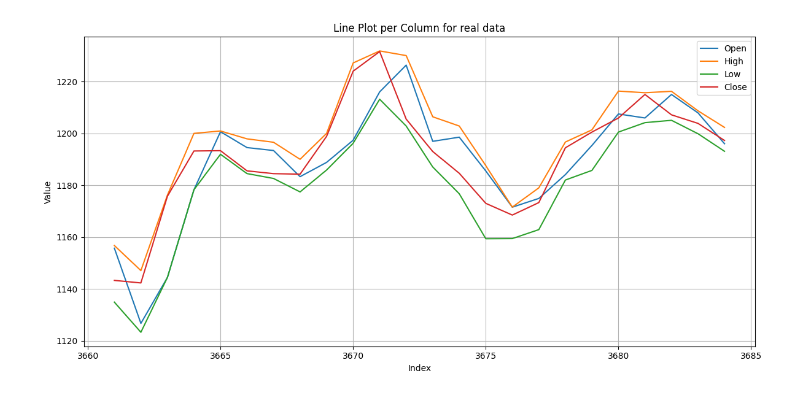
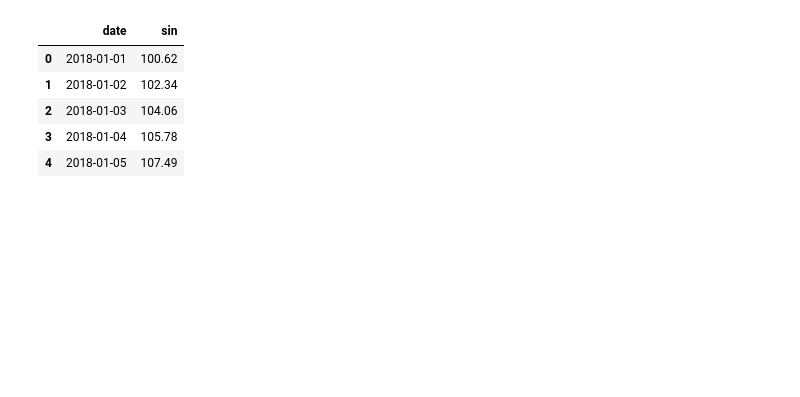
Before and after one commit to minhanh151/Image_TimeSeries_Generation, a Jupyter notebook: Time-Gen-AI/visualize_example.ipynb, the cells around one changed output. Cells and saved outputs as stored; diff of their text form; code cells hidden in the pictures; blank space fills up the shorter version.

```diff
--- a/Time-Gen-AI/visualize_example.ipynb
+++ b/Time-Gen-AI/visualize_example.ipynb
@@ -31,30 +62,32 @@ plt.show()
-# %%
-import pandas as pd
-import matplotlib.pyplot as plt
-max_rows = 24  # limit number of rows
-exclude_columns = ['sample_id', 'Volume', 'Adj_Close']
-
-# Load CSV file
-csv_file = 'data/stock_data.csv'  # replace with your actual file name
-# csv_file = 'data/data.csv'  # replace with your actual file name
-df = pd.read_csv(csv_file)
-
-# Limit rows
-df = df.tail(max_rows)
-
-# Plot each column as a line
-plt.figure(figsize=(12, 6))
-for column in df.columns:
-   if column not in exclude_columns:
-       plt.plot(df.index, df[column], label=column)
-
-# plt.yscale('log')  # Set Y-axis to logarithmic
-plt.title('Line Plot per Column for real data')
-plt.xlabel('Index')
-plt.ylabel('Value')
-plt.legend()
-plt.grid(True)
-plt.tight_layout()
-plt.show()
-# %% [output]
-[figure, removed]
+# %%
+# Load and preview dataset
+import datetime
+import pandas as pd
+import numpy as np
+
+pd.options.plotting.backend = "plotly"
+
+day = 24 * 60 * 60
+year = 365.2425 * day
+
+
+def load_dataframe() -> pd.DataFrame:
+    df = pd.DataFrame(columns=['date', 'sin'])
+    df.date = pd.date_range(start='2018-01-01', end='2021-03-01', freq='D')
+    df.sin = 1 + np.sin(df.date.astype('int64') // 1e9 * (2 * np.pi / year))
+    df.sin = (df.sin * 100).round(2)
+    df.date = df.date.apply(lambda d: d.strftime('%Y-%m-%d'))
+    return df
+
+trend_col = 'sin'
+train_df = load_dataframe()
+train_df.set_index('date').plot()
+# %%
+train_df.head()
+# %% [output]
+|  | date | sin |
+| 0 | 2018-01-01 | 100.62 |
+| 1 | 2018-01-02 | 102.34 |
+| 2 | 2018-01-03 | 104.06 |
+| 3 | 2018-01-04 | 105.78 |
+| 4 | 2018-01-05 | 107.49 |
```
Also changed, not shown: parts of 2 cells of this notebook, 1 other file.
